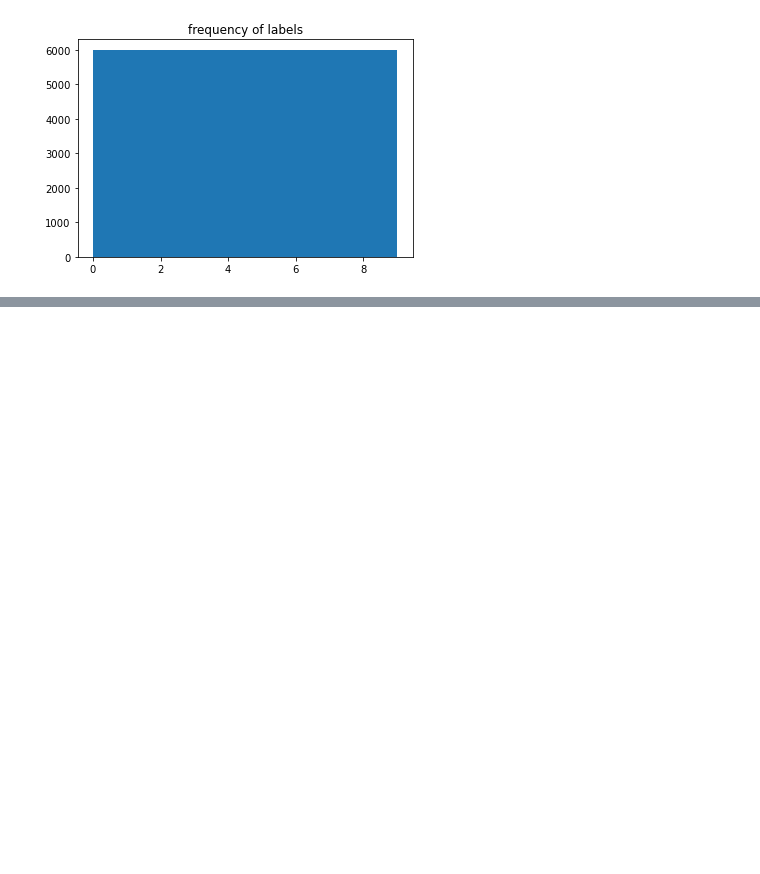
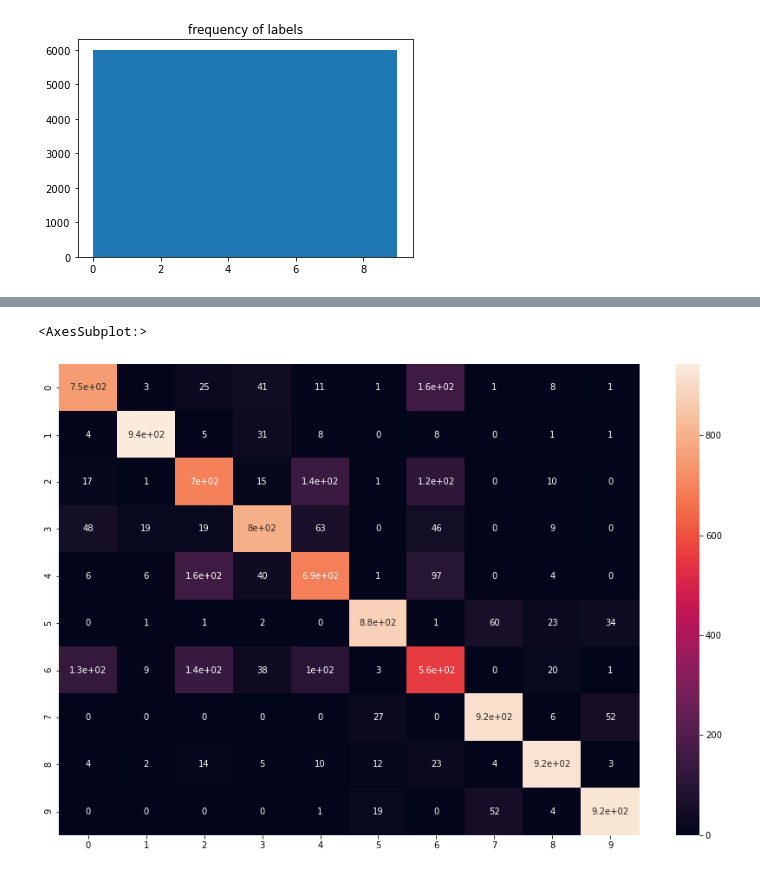
Before and after one commit to oridarshan/data-visualization-project, a Jupyter notebook: FMNIST-Notebook.ipynb, the cells around one changed output, grey strips where cells are left out. Saved outputs shown, nothing was run; the diff lists cells and outputs as text; code cells hidden in the pictures; blank space fills up the shorter version.

```diff
--- a/FMNIST-Notebook.ipynb
+++ b/FMNIST-Notebook.ipynb
@@ -86,0 +99,5 @@ Equal representation for all labels.
+# %%
+X_test_sc=X_test/255
+X_test_sc=X_test_sc.reshape((10000,784))
+print('test set shape: '+str(X_test_sc.shape))
+print('test set max:'+ str(X_test_sc.max()))
@@ -86,0 +161,9 @@ Equal representation for all labels.
+# %%
+#confusion matrix
+from sklearn.metrics import confusion_matrix
+import seaborn as sns
+plt.figure(figsize=(15,10))
+sns.heatmap(confusion_matrix(y_test,dtc_pred),annot=True)
+# %% [output]
+<AxesSubplot:>
+[figure, added]
```
Also changed, not shown: parts of 21 cells of this notebook.
